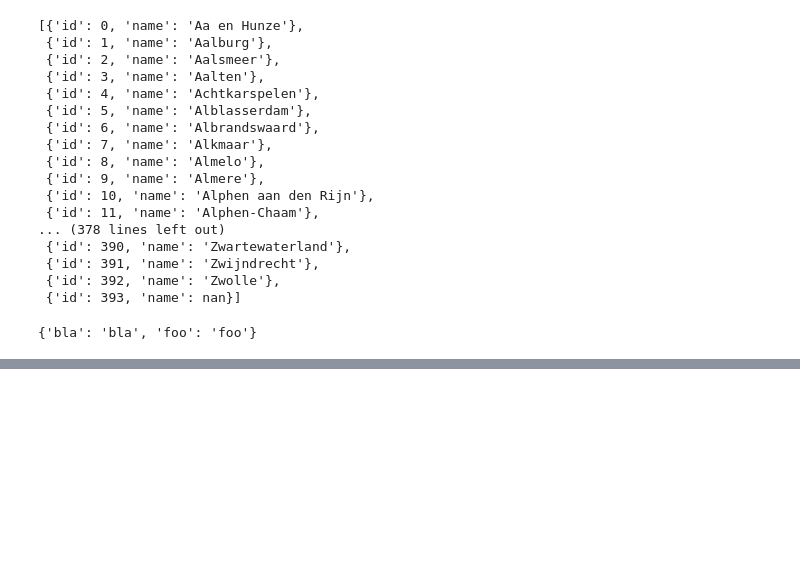
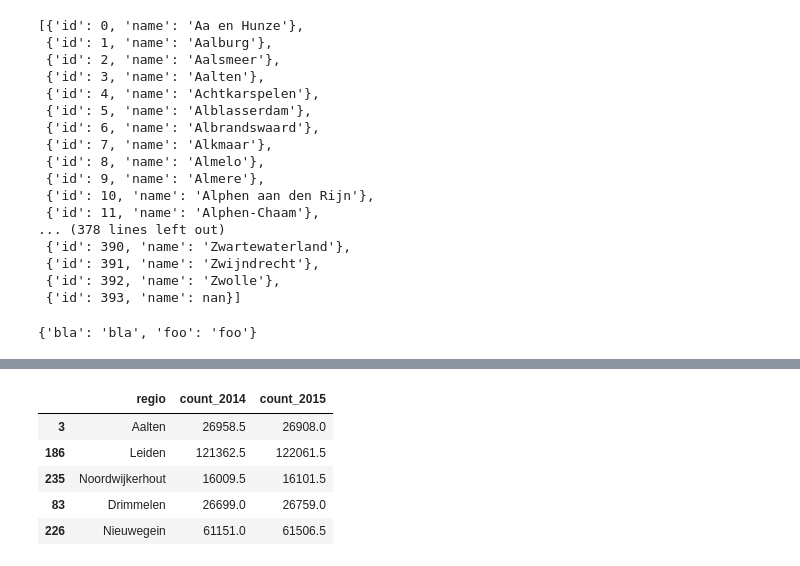
Before and after one commit to Gijs-Koot/gemeente-deler, a Jupyter notebook: notebooks/datasets.ipynb, the cells around one changed output, grey strips where cells are left out. Drawn from its saved outputs; the diff is of its cells as text; code cells hidden in the pictures; blank space fills up the shorter version.

```diff
--- a/notebooks/datasets.ipynb
+++ b/notebooks/datasets.ipynb
@@ -98,0 +158,9 @@ x
+# %%
+df.ix[near]
+# %% [output]
+|  | regio | count_2014 | count_2015 |
+| 3 | Aalten | 26958.5 | 26908.0 |
+| 186 | Leiden | 121362.5 | 122061.5 |
+| 235 | Noordwijkerhout | 16009.5 | 16101.5 |
+| 83 | Drimmelen | 26699.0 | 26759.0 |
+| 226 | Nieuwegein | 61151.0 | 61506.5 |
```
Also changed, not shown: parts of 5 cells of this notebook, 1 other file.
